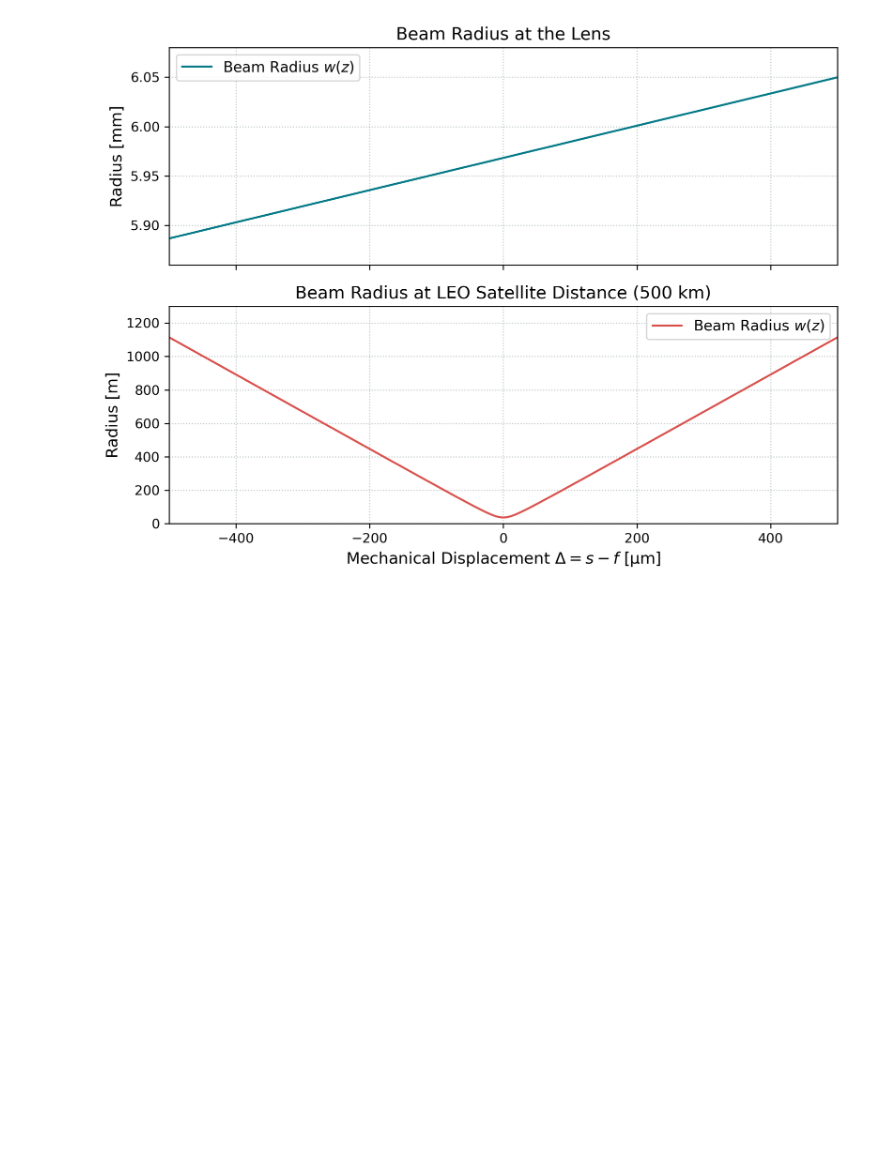
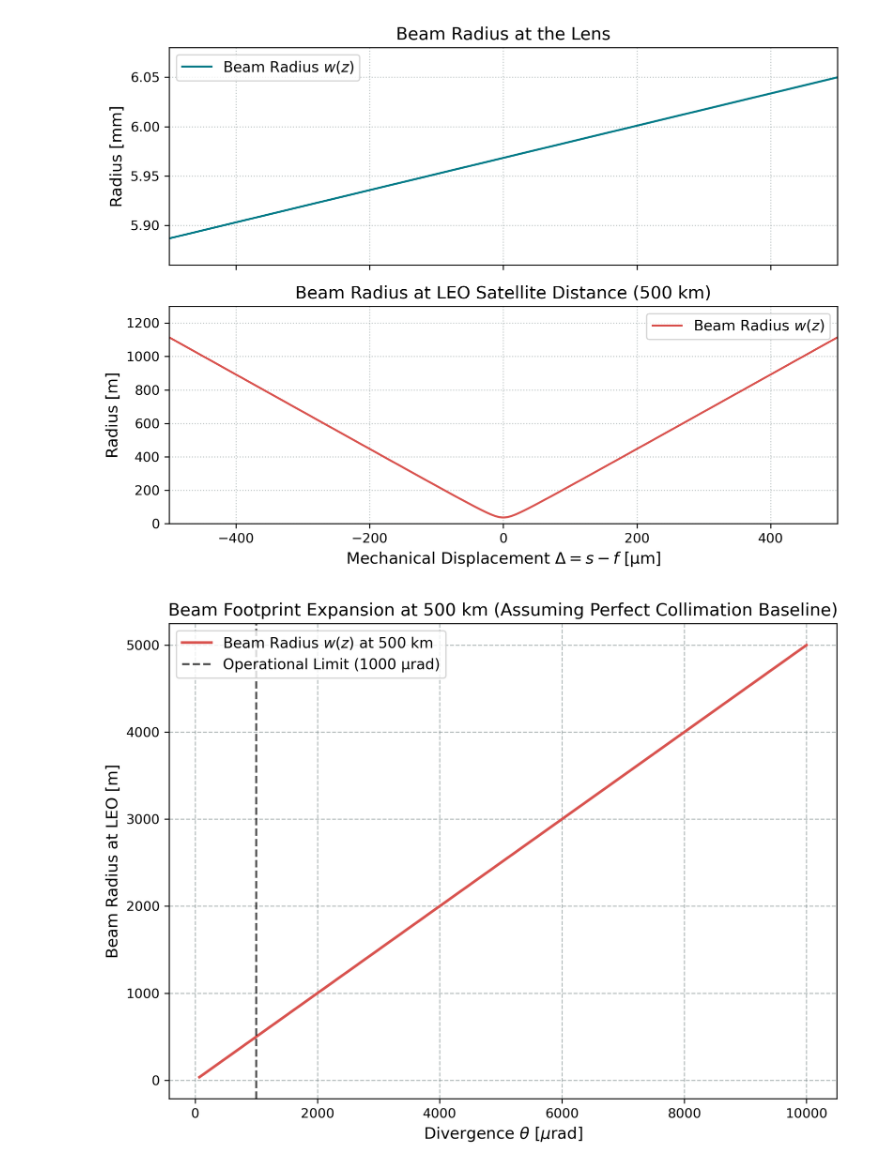
Before and after one commit to CodeTurtleT/lasercom-divergence-control, a Jupyter notebook: range_plots_ba.ipynb, the cells around one changed output. Cells and saved outputs as stored; diff of their text form; code cells hidden in the pictures; blank space fills up the shorter version.

```diff
--- a/range_plots_ba.ipynb
+++ b/range_plots_ba.ipynb
@@ -154,3 +154,58 @@ plt.savefig("/Users/trinity/Desktop/bachelor.thesis/ba_plots/calculations_for_pr
 plt.show()
 # %% [output]
 [figure]
+# %%
+#div vs größe strahl bei leo
+
+#delta = np.linspace(-1e-3, 1e-3, 1001) # Mechanical displacement [m]
+#s = f + delta      # Object distance (fiber to lens) [m]
+
+#s=f #delta=0, perfect kollimiert
+
+divergence_microrad = np.linspace(70, 10000, 1000)
+divergence_rad = divergence_microrad * 1e-6
+
+# Taillengrösse as a function of divergence: theta = lambda_eff / (pi * w0) => w0 = lambda_eff / (pi * theta)
+w0_new = lam_eff / (np.pi * divergence_rad)
+
+# Rayleigh-Länge des neuen Strahls
+zR_neu = (np.pi * w0_new**2) / lam_eff
+
+# Strahlradius bei z2 = 500 km
+z2 = 500e3  # [m]
+# Da z_waist näherungsweise an der Linse liegt (z_waist = 0), vereinfacht sich die Ausbreitung:
+w_500km = w0_new * np.sqrt(1 + (z2 / zR_neu) ** 2)
+
+# ==========================================
+# Plotting
+# ==========================================
+fig, ax = plt.subplots(1, 1, figsize=(8, 6))
+
+ax.plot(
+    divergence_microrad,
+    w_500km,
+    color="#D9534F",
+    lw=2,
+    label="Beam Radius $w(z)$ at 500 km",
+)
+
+# Visuelle Markierung deiner genutzten Obergrenze von 1000 µrad
+ax.axvline(
+    x=1000,
+    color="black",
+    linestyle="--",
+    alpha=0.7,
+    label="Operational Limit (1000 µrad)",
+)
+
+ax.set_xlabel(r"Divergence $\theta$ [$\mu$rad]")
+ax.set_ylabel("Beam Radius at LEO [m]")
+ax.set_title("Beam Footprint Expansion at 500 km (Assuming Perfect Collimation Baseline)")
+#ax.set_title("Beam Footprint Expansion at 500 km as a Function of Divergence")
+ax.legend(loc="upper left")
+
+plt.tight_layout()
+# plt.savefig("/Users/trinity/Desktop/bachelor.thesis/ba_plots/calculations_for_prototype/range_distance/beam_radius.pdf")
+plt.show()
+# %% [output]
+[figure, added]
```
Also changed, not shown: 1 other file.
